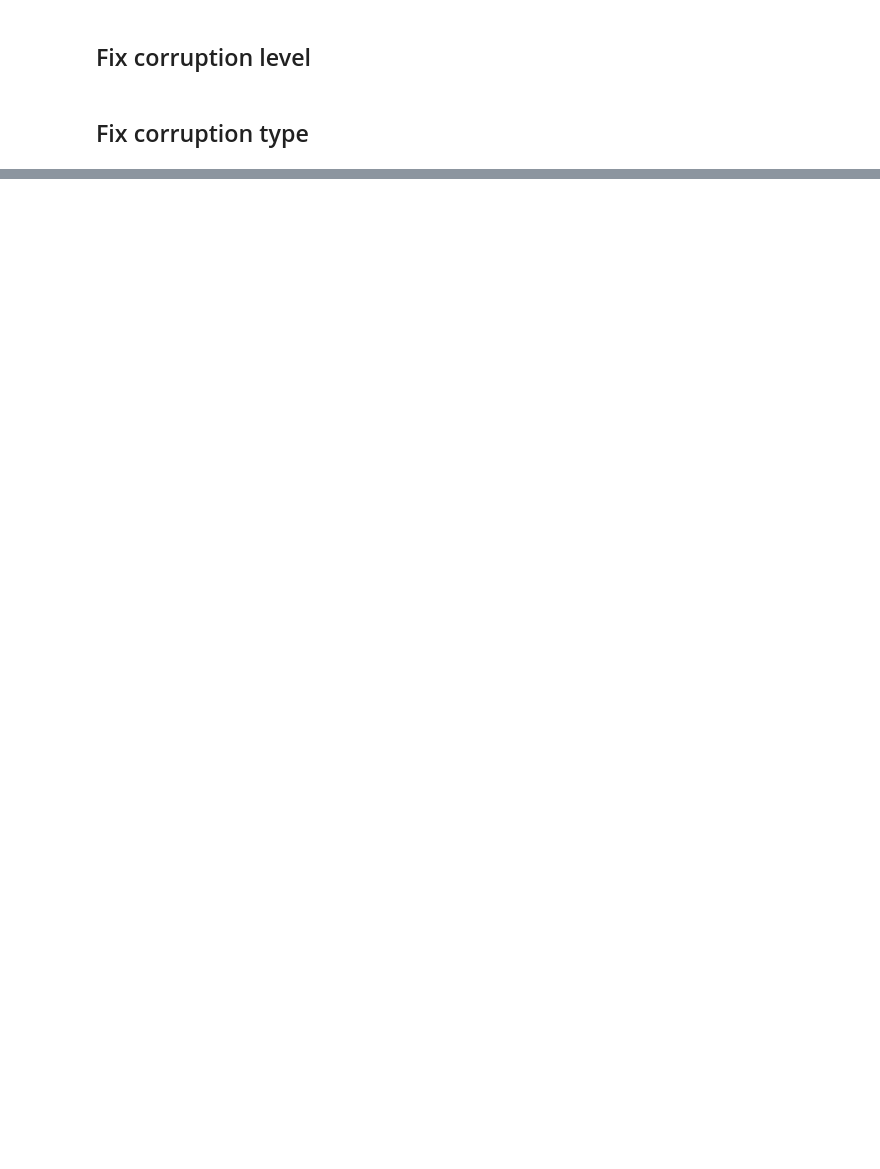
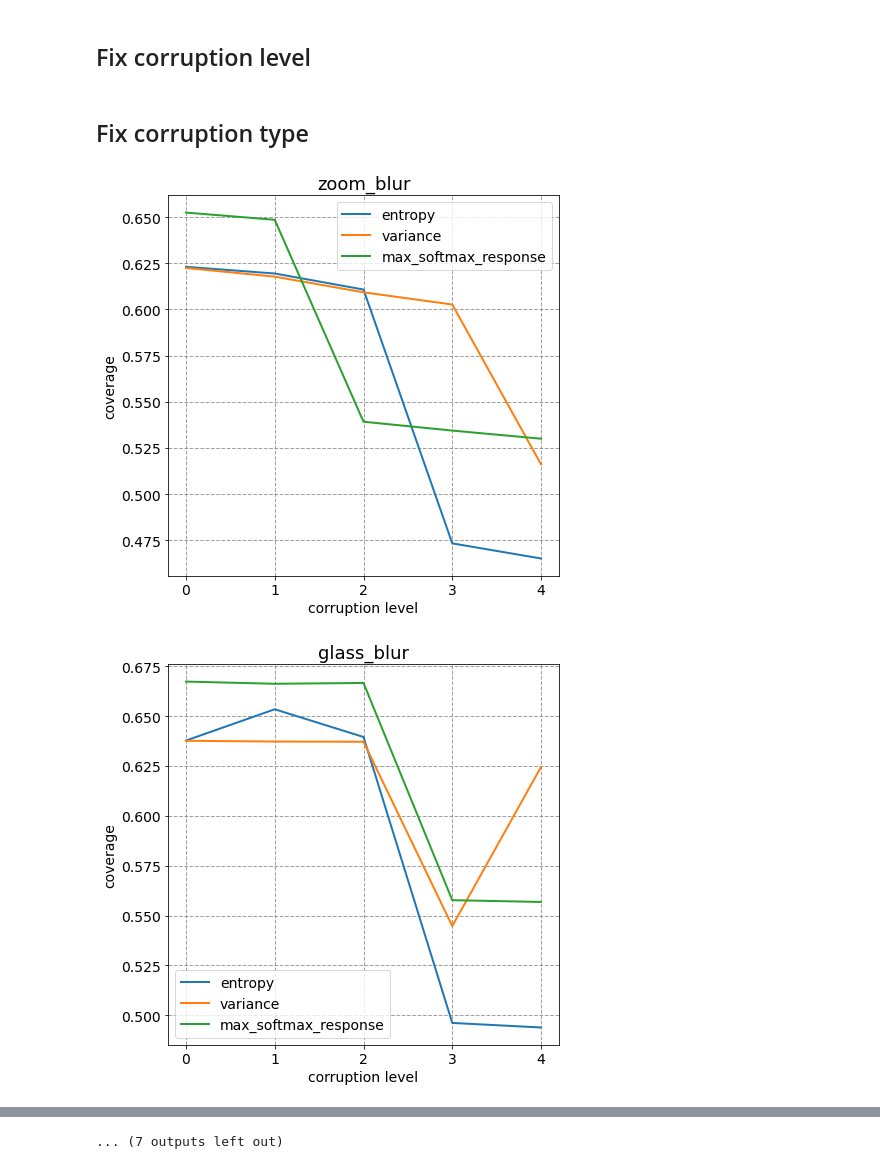
Before and after one commit to richter43/MLAUtils, a Jupyter notebook: Selective_classification.ipynb, the cells around one changed output, grey strips where cells are left out. Saved outputs shown, nothing was run; the diff lists cells and outputs as text; code cells hidden in the pictures; blank space fills up the shorter version.

Commit message:
all corruptions all levels ok

```diff
--- a/Selective_classification.ipynb
+++ b/Selective_classification.ipynb
@@ -475,30 +485,44 @@ for corruption_type, uncertainty_data in confidence_data_all_corruptions[level].
 # %% [markdown]
 ## Fix corruption type
 # %%
-corruption_type = "saturate"
-risk = 0.1
-stats = dict()
-for key in tta_model._uncertainty_metrics.keys():
-    stats[key] = dict()
-    stats[key]['theta'] = list()
-    stats[key]['coverage'] = list()
-    stats[key]['risk_bound'] = list()
-for level, uncertainty_data in confidence_data_all_corruptions.items():
-    uncertainty_data_by_corruption = uncertainty_data[corruption_type]
-    y_true = uncertainty_data_by_corruption[2]
-    y_preds = uncertainty_data_by_corruption[1]
-    y_preds = np.mean(y_preds, axis=0)
-    for measure_key in uncertainty_data_by_corruption[0].keys():
-        if measure_key == 'entropy':
-            measure = 1 - uncertainty_data_by_corruption[0][measure_key]
-        else:
-            measure = uncertainty_data_by_corruption[0][measure_key]
+for corruption_type in confidence_data_all_corruptions[level].keys():
+    risk = 0.1
+    stats = dict()
+    for key in tta_model._uncertainty_metrics.keys():
+        stats[key] = dict()
+        stats[key]['theta'] = list()
+        stats[key]['coverage'] = list()
+        stats[key]['risk_bound'] = list()
+    for level, uncertainty_data in confidence_data_all_corruptions.items():
+        uncertainty_data_by_corruption = uncertainty_data[corruption_type]
+        y_true = uncertainty_data_by_corruption[2]
+        y_preds = uncertainty_data_by_corruption[1]
+        y_preds = np.mean(y_preds, axis=0)
+        for measure_key in uncertainty_data_by_corruption[0].keys():
+            if measure_key == 'entropy':
+                measure = 1 - uncertainty_data_by_corruption[0][measure_key]
+            else:
+                measure = uncertainty_data_by_corruption[0][measure_key]
 
-        (theta, coverage, risk_bound) = get_theta(y_preds,
-                                                  y_true,
-                                                  risk,
-                                                  0.01,
-                                                  measure)
-        stats[measure_key]['theta'].append(theta)
-        stats[measure_key]['coverage'].append(coverage)
-        stats[measure_key]['risk_bound'].append(risk_bound)
+            (theta, coverage, risk_bound) = get_theta(y_preds,
+                                                      y_true,
+                                                      risk,
+                                                      0.01,
+                                                      measure)
+            stats[measure_key]['theta'].append(theta)
+            stats[measure_key]['coverage'].append(coverage)
+            stats[measure_key]['risk_bound'].append(risk_bound)
+
+    # Plot
+    fig, ax = plt.subplots(1, 1, figsize=(7, 7))
+    for metric in tta_model._uncertainty_metrics.keys():
+        ax.plot(stats[metric]['coverage'], label=metric)
+    ax.legend()
+    ax.set_xlabel('corruption level')
+    ax.set_ylabel('coverage')
+    ax.set_xticks(np.arange(len(stats[metric]['coverage'])))
+    ax.set_xticklabels(confidence_data_all_corruptions.keys(), rotation=0);
+    ax.set_title(corruption_type)
+# %% [output]
+[figure, added]
+[figure, added]
@@ -504,0 +539 @@ for level, uncertainty_data in confidence_data_all_corruptions.items():
+... (7 outputs left out)
```
Also changed, not shown: parts of 3 cells of this notebook.
